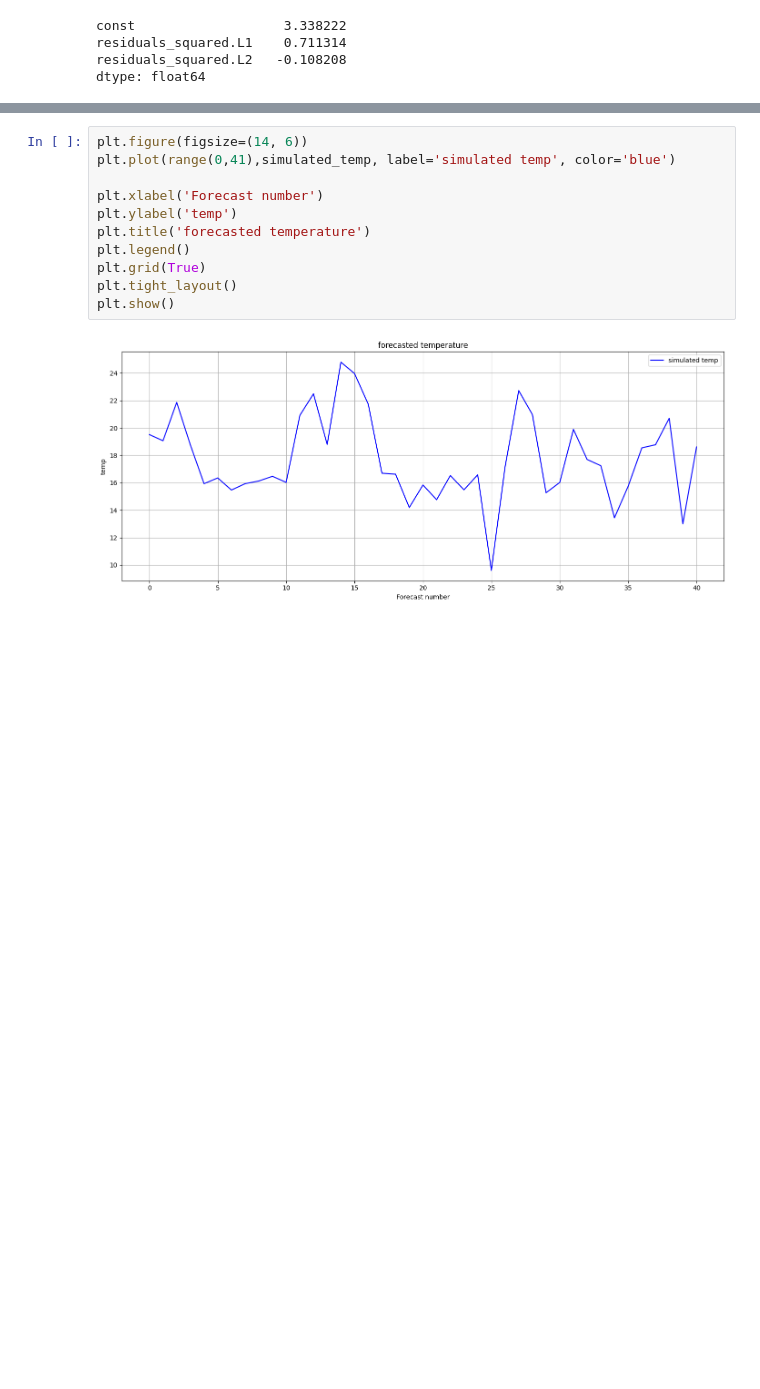
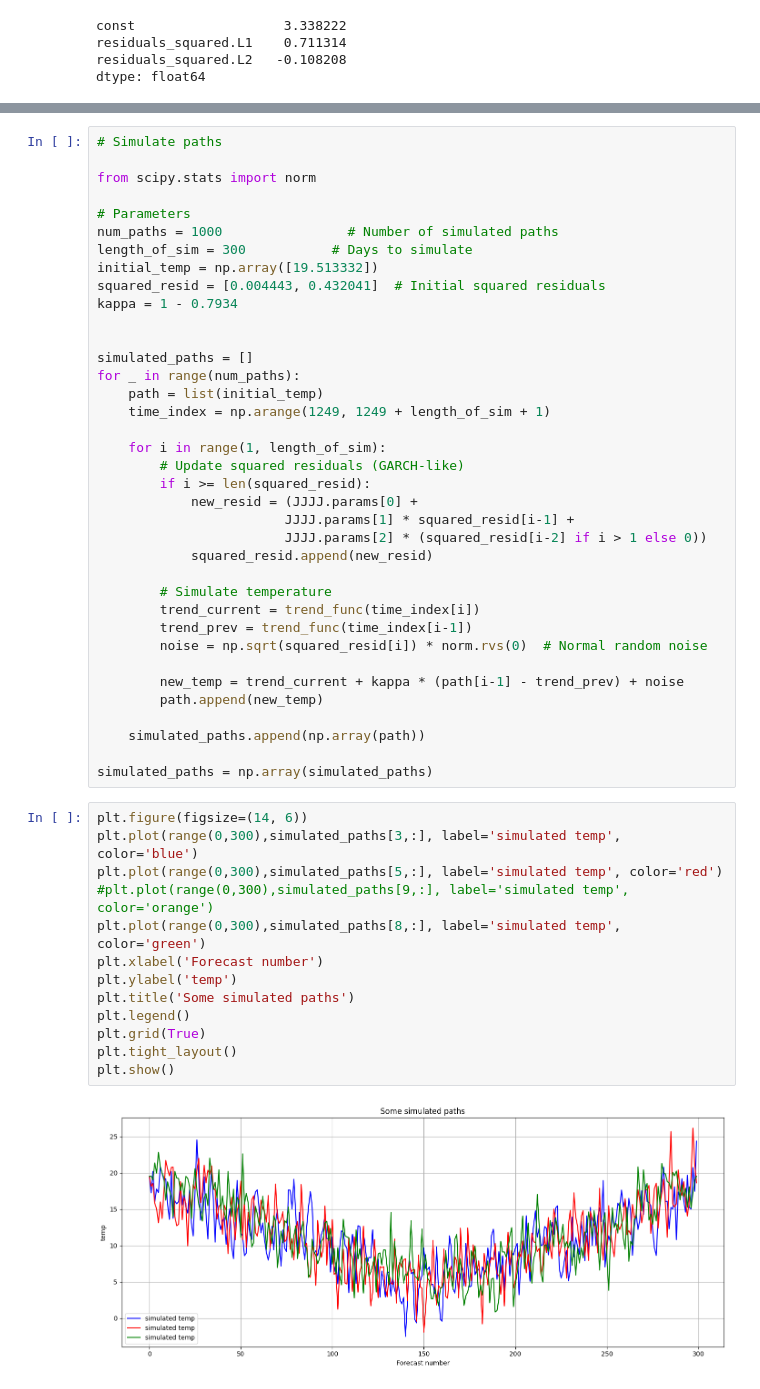
Before and after one commit to HetteWempe/comp_fin, a Jupyter notebook: ass2sc.ipynb, the cells around one changed output, grey strips where cells are left out. Drawn from its saved outputs; the diff is of its cells as text; blank space fills up the shorter version.

```diff
--- a/ass2sc.ipynb
+++ b/ass2sc.ipynb
@@ -396,16 +441,55 @@ for i in range(1, length_of_sim):
     simulated_temp.append(new_temp)
 
 simulated_temp = np.array(simulated_temp)
+# %%
+# Simulate paths
+
+from scipy.stats import norm
+
+# Parameters
+num_paths = 1000                # Number of simulated paths
+length_of_sim = 300           # Days to simulate
+initial_temp = np.array([19.513332])
+squared_resid = [0.004443, 0.432041]  # Initial squared residuals
+kappa = 1 - 0.7934
+
+
+simulated_paths = []
+for _ in range(num_paths):
+    path = list(initial_temp)
+    time_index = np.arange(1249, 1249 + length_of_sim + 1)
+
+    for i in range(1, length_of_sim):
+        # Update squared residuals (GARCH-like)
+        if i >= len(squared_resid):
+            new_resid = (JJJJ.params[0] +
+                        JJJJ.params[1] * squared_resid[i-1] +
+                        JJJJ.params[2] * (squared_resid[i-2] if i > 1 else 0))
+            squared_resid.append(new_resid)
+
+        # Simulate temperature
+        trend_current = trend_func(time_index[i])
+        trend_prev = trend_func(time_index[i-1])
+        noise = np.sqrt(squared_resid[i]) * norm.rvs(0)  # Normal random noise
+
+        new_temp = trend_current + kappa * (path[i-1] - trend_prev) + noise
+        path.append(new_temp)
+
+    simulated_paths.append(np.array(path))
+
+simulated_paths = np.array(simulated_paths)
 # %%
 plt.figure(figsize=(14, 6))
-plt.plot(range(0,41),simulated_temp, label='simulated temp', color='blue')
-
+plt.plot(range(0,300),simulated_paths[3,:], label='simulated temp', color='blue')
+plt.plot(range(0,300),simulated_paths[5,:], label='simulated temp', color='red')
+#plt.plot(range(0,300),simulated_paths[9,:], label='simulated temp', color='orange')
+plt.plot(range(0,300),simulated_paths[8,:], label='simulated temp', color='green')
 plt.xlabel('Forecast number')
 plt.ylabel('temp')
-plt.title('forecasted temperature')
+plt.title('Some simulated paths')
 plt.legend()
 plt.grid(True)
 plt.tight_layout()
 plt.show()
 # %% [output]
-[figure, old version]
+[figure, new version]
```
Also changed, not shown: parts of 8 cells of this notebook, 1 other file.
